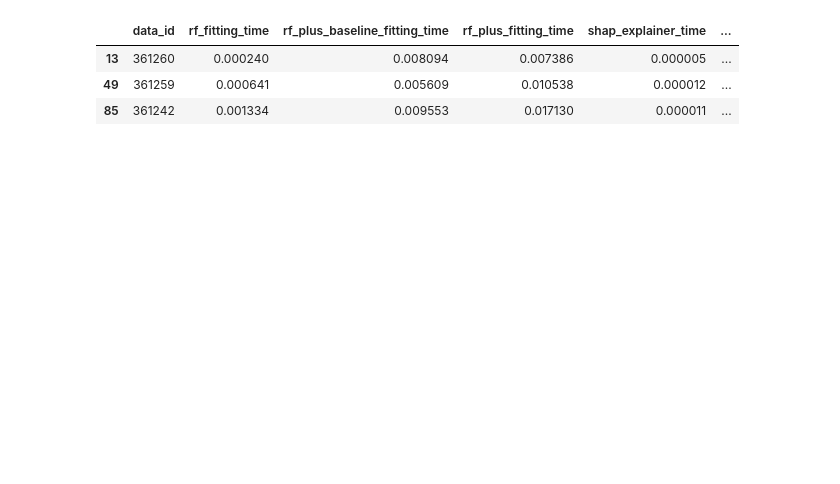
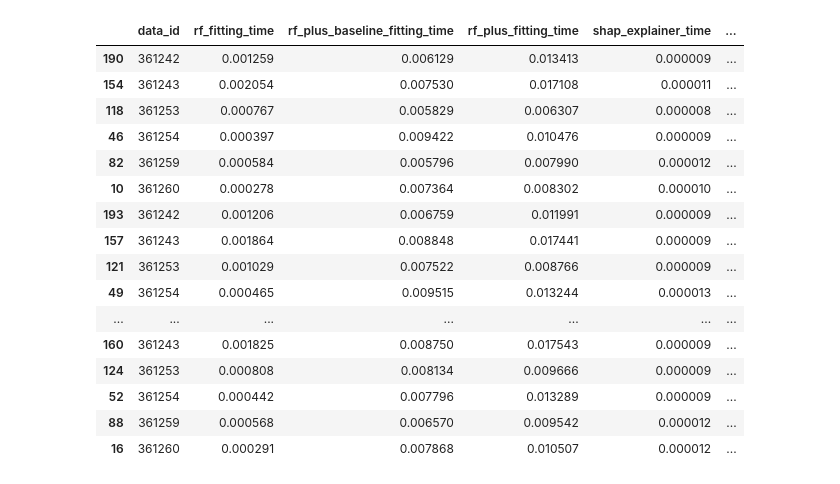
Before and after one commit to Yu-Group/imodels-experiments, a Jupyter notebook: feature_importance/runtime/runtime.ipynb, the cells around one changed output. Saved outputs shown, nothing was run; the diff lists cells and outputs as text; code cells hidden in the pictures; blank space fills up the shorter version.

```diff
--- a/feature_importance/runtime/runtime.ipynb
+++ b/feature_importance/runtime/runtime.ipynb
@@ -2,7 +2,7 @@
 import numpy as np
 import pandas as pd
 # %%
-data_ids = [361260, 361259, 361242]
+data_ids = [361260, 361254, 361259, 361253, 361243, 361242]
 n_ests = [50, 100, 500, 1000]
 min_samples_leafs = [1, 5, 10]
 max_features = [0.1, 0.33, "1.0"]
@@ -33,10 +33,23 @@ for data_id in data_ids:
                 dfs.append(results_df)
 df = pd.concat(dfs, ignore_index=True)
 # %%
-df[(df['n_estimators'] == 100) & (df['min_samples_leaf'] == 5) & (df['max_features'] == 0.33)]
+df[(df['max_features'] == 0.33) & (df['n_estimators'] == 100)].sort_values(by=['min_samples_leaf', 'data_id'])
 # %% [output]
 |  | data_id | rf_fitting_time | rf_plus_baseline_fitting_time | rf_plus_fitting_time | shap_explainer_time | ... |
-| 13 | 361260 | 0.000240 | 0.008094 | 0.007386 | 0.000005 | ... |
-| 49 | 361259 | 0.000641 | 0.005609 | 0.010538 | 0.000012 | ... |
-| 85 | 361242 | 0.001334 | 0.009553 | 0.017130 | 0.000011 | ... |
+| 190 | 361242 | 0.001259 | 0.006129 | 0.013413 | 0.000009 | ... |
+| 154 | 361243 | 0.002054 | 0.007530 | 0.017108 | 0.000011 | ... |
+| 118 | 361253 | 0.000767 | 0.005829 | 0.006307 | 0.000008 | ... |
+| 46 | 361254 | 0.000397 | 0.009422 | 0.010476 | 0.000009 | ... |
+| 82 | 361259 | 0.000584 | 0.005796 | 0.007990 | 0.000012 | ... |
+| 10 | 361260 | 0.000278 | 0.007364 | 0.008302 | 0.000010 | ... |
+| 193 | 361242 | 0.001206 | 0.006759 | 0.011991 | 0.000009 | ... |
+| 157 | 361243 | 0.001864 | 0.008848 | 0.017441 | 0.000009 | ... |
+| 121 | 361253 | 0.001029 | 0.007522 | 0.008766 | 0.000009 | ... |
+| 49 | 361254 | 0.000465 | 0.009515 | 0.013244 | 0.000013 | ... |
+| ... | ... | ... | ... | ... | ... | ... |
+| 160 | 361243 | 0.001825 | 0.008750 | 0.017543 | 0.000009 | ... |
+| 124 | 361253 | 0.000808 | 0.008134 | 0.009666 | 0.000009 | ... |
+| 52 | 361254 | 0.000442 | 0.007796 | 0.013289 | 0.000009 | ... |
+| 88 | 361259 | 0.000568 | 0.006570 | 0.009542 | 0.000012 | ... |
+| 16 | 361260 | 0.000291 | 0.007868 | 0.010507 | 0.000012 | ... |
 # %%
```
Also changed, not shown: parts of 6 cells of this notebook, 2 other files.
